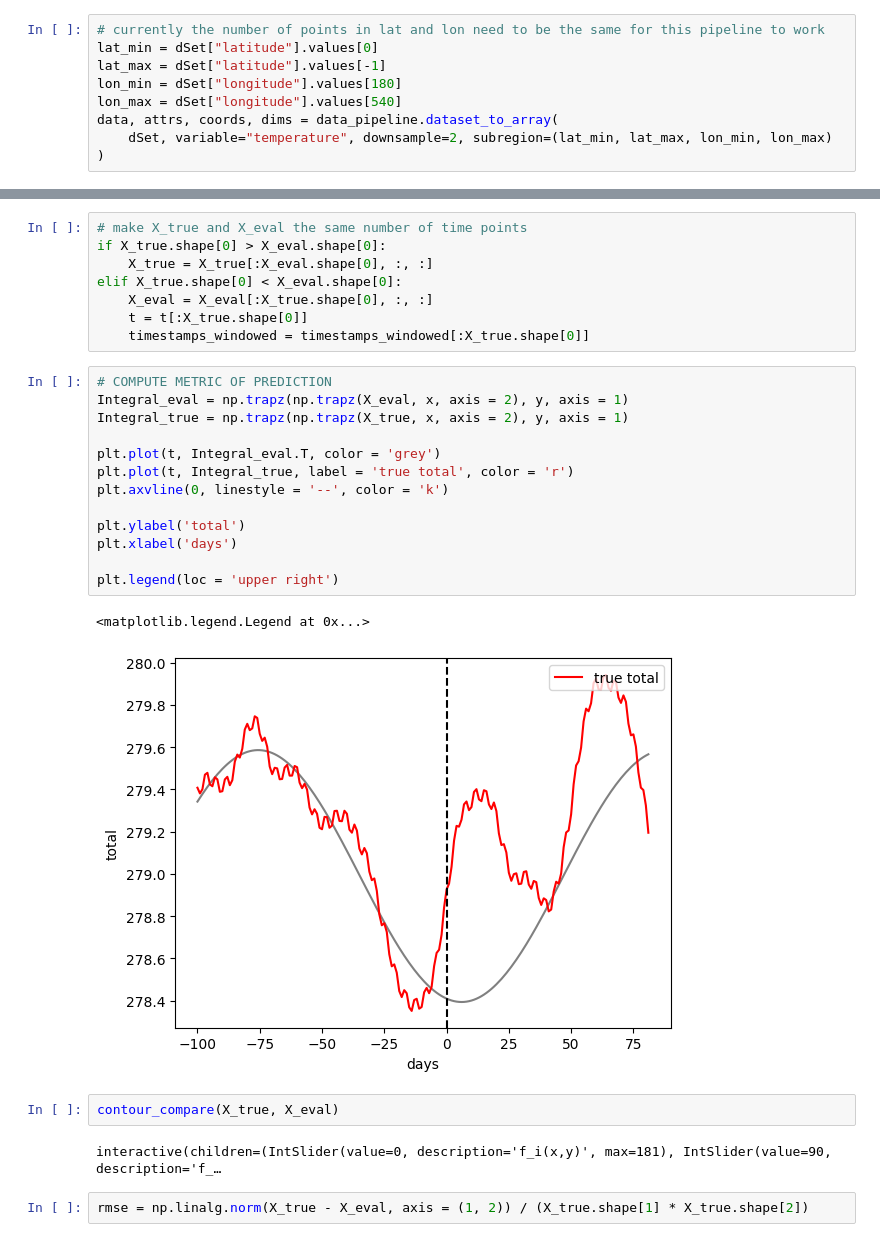
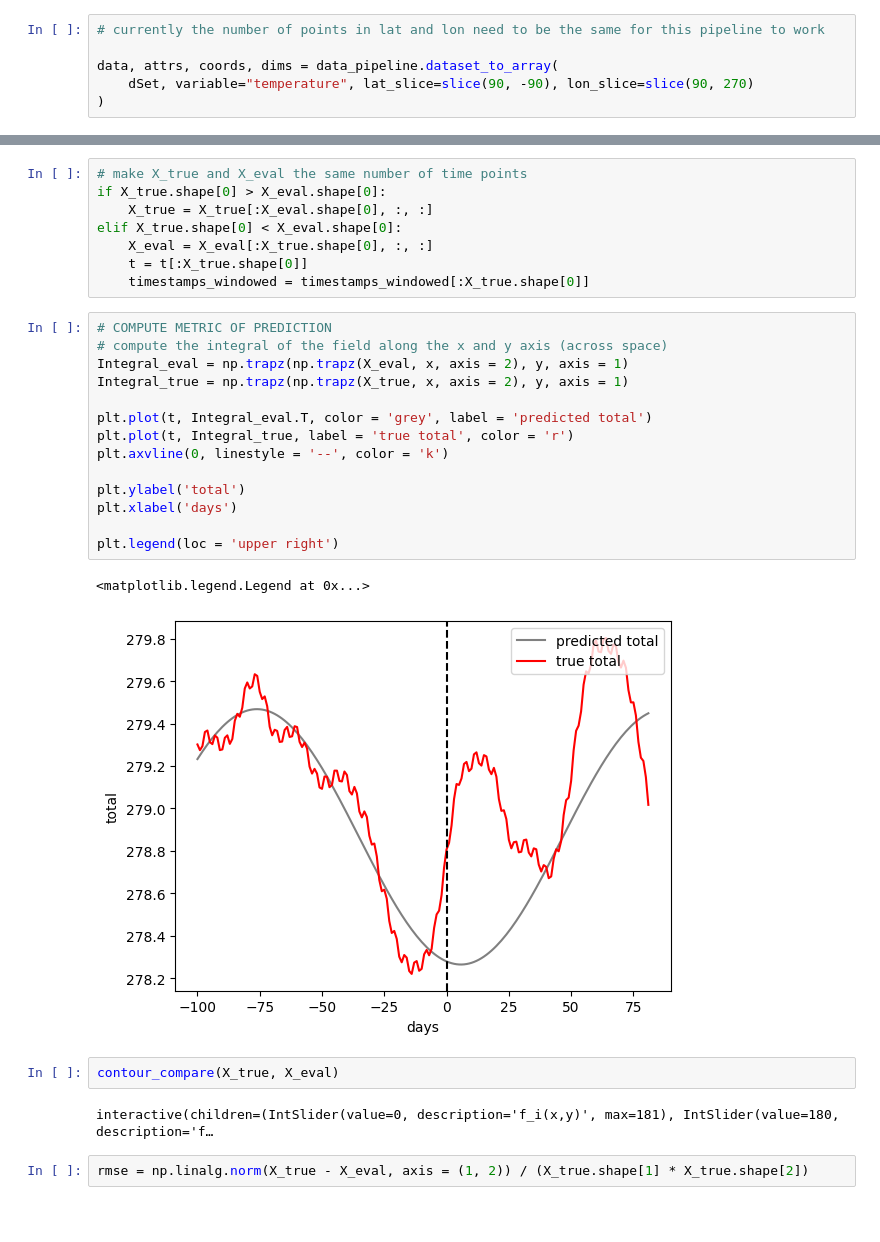
Before and after one commit to ClimeTrend/DMD, a Jupyter notebook: notebooks/Demo_2.ipynb, the cells around one changed output, grey strips where cells are left out. Drawn from its saved outputs; the diff is of its cells as text; blank space fills up the shorter version.

```diff
--- a/notebooks/Demo_2.ipynb
+++ b/notebooks/Demo_2.ipynb
@@ -70,12 +118,9 @@ print(f"The unique delta time is {delta_time_hrs} hours")
 The unique delta time is 6.0 hours
 # %%
 # currently the number of points in lat and lon need to be the same for this pipeline to work
-lat_min = dSet["latitude"].values[0]
-lat_max = dSet["latitude"].values[-1]
-lon_min = dSet["longitude"].values[180]
-lon_max = dSet["longitude"].values[540]
+
 data, attrs, coords, dims = data_pipeline.dataset_to_array(
-    dSet, variable="temperature", downsample=2, subregion=(lat_min, lat_max, lon_min, lon_max)
+    dSet, variable="temperature", lat_slice=slice(90, -90), lon_slice=slice(90, 270)
 )
 # %%
 data.shape
@@ -204,24 +261,25 @@ elif X_true.shape[0] < X_eval.shape[0]:
     timestamps_windowed = timestamps_windowed[:X_true.shape[0]]
 # %%
 # COMPUTE METRIC OF PREDICTION
+# compute the integral of the field along the x and y axis (across space)
 Integral_eval = np.trapz(np.trapz(X_eval, x, axis = 2), y, axis = 1)
 Integral_true = np.trapz(np.trapz(X_true, x, axis = 2), y, axis = 1)
 
-plt.plot(t, Integral_eval.T, color = 'grey')
+plt.plot(t, Integral_eval.T, color = 'grey', label = 'predicted total')
 plt.plot(t, Integral_true, label = 'true total', color = 'r')
 plt.axvline(0, linestyle = '--', color = 'k')
 
 plt.ylabel('total')
 plt.xlabel('days')
 
 plt.legend(loc = 'upper right')
 # %% [output]
 <matplotlib.legend.Legend at 0x...>
-[figure, old version]
+[figure, new version]
 # %%
 contour_compare(X_true, X_eval)
 # %% [output]
-interactive(children=(IntSlider(value=0, description='f_i(x,y)', max=181), IntSlider(value=90, description='f_…
+interactive(children=(IntSlider(value=0, description='f_i(x,y)', max=181), IntSlider(value=180, description='f…
 # %%
 rmse = np.linalg.norm(X_true - X_eval, axis = (1, 2)) / (X_true.shape[1] * X_true.shape[2])
 # %%
```
Also changed, not shown: parts of 18 cells of this notebook.
